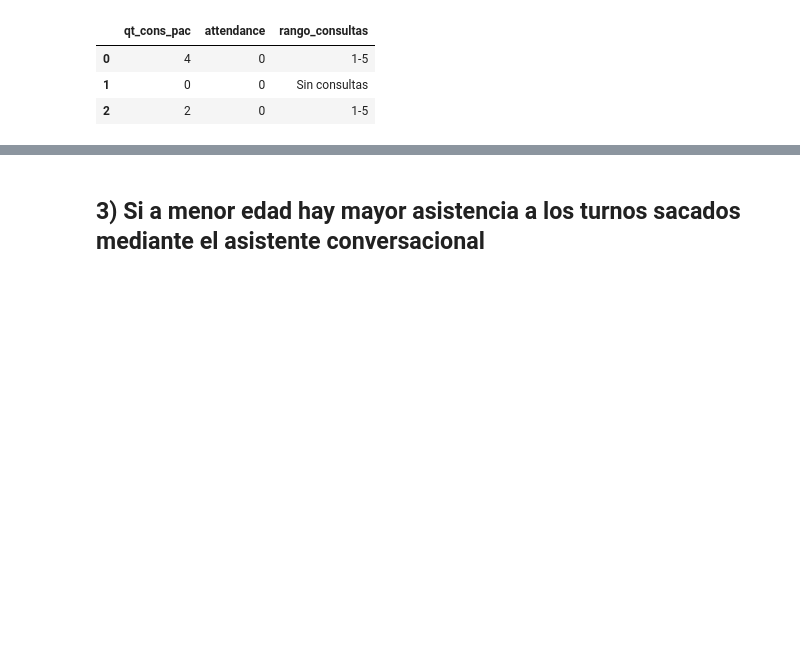
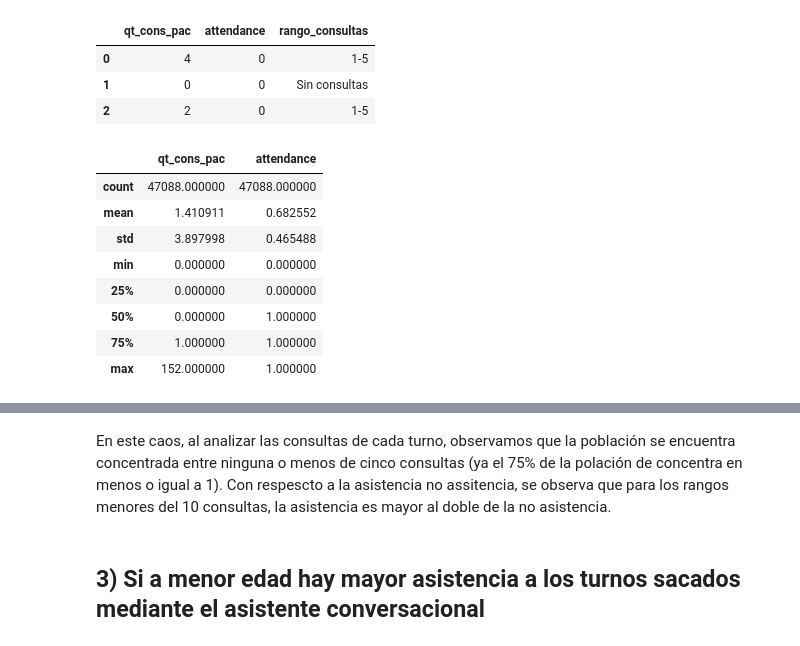
Before and after one commit to manufabregas/Dataset-Asistencia-a-turnos-m-dicos, a Jupyter notebook: Práctico_1_Análisis_y_visualización_de_datos.ipynb, the cells around one changed output, grey strips where cells are left out. Drawn from its saved outputs; the diff is of its cells as text; code cells hidden in the pictures; blank space fills up the shorter version.

```diff
--- a/Práctico_1_Análisis_y_visualización_de_datos.ipynb
+++ b/Práctico_1_Análisis_y_visualización_de_datos.ipynb
@@ -668,6 +654,19 @@ base_cons.head(3)
 | 0 | 4 | 0 | 1-5 |
 | 1 | 0 | 0 | Sin consultas |
 | 2 | 2 | 0 | 1-5 |
+# %%
+#Obtendremos algunas medidas descriptivas de este conjunto de datos
+base_cons.describe()
+# %% [output]
+|  | qt_cons_pac | attendance |
+| count | 47088.000000 | 47088.000000 |
+| mean | 1.410911 | 0.682552 |
+| std | 3.897998 | 0.465488 |
+| min | 0.000000 | 0.000000 |
+| 25% | 0.000000 | 0.000000 |
+| 50% | 0.000000 | 1.000000 |
+| 75% | 1.000000 | 1.000000 |
+| max | 152.000000 | 1.000000 |
 # %%
 import plotly.express as px
 import plotly.graph_objects as go
@@ -708,6 +703,9 @@ fig.update_layout(
 fig.show()
 # %% [output]
 [interactive output not drawn]
+# %% [markdown]
+En este caos, al analizar las consultas de cada turno, observamos que la población se encuentra concentrada entre ninguna o menos de cinco consultas (ya el 75% de la polación de concentra en menos o igual a 1).
+Con respescto a la asistencia no assitencia, se observa que para los rangos menores del 10 consultas, la asistencia es mayor al doble de la no asistencia.
 # %% [markdown]
 ## **3) Si a menor edad hay mayor asistencia a los turnos sacados mediante el asistente conversacional**
 # %%
```
Also changed, not shown: parts of 18 cells of this notebook.
